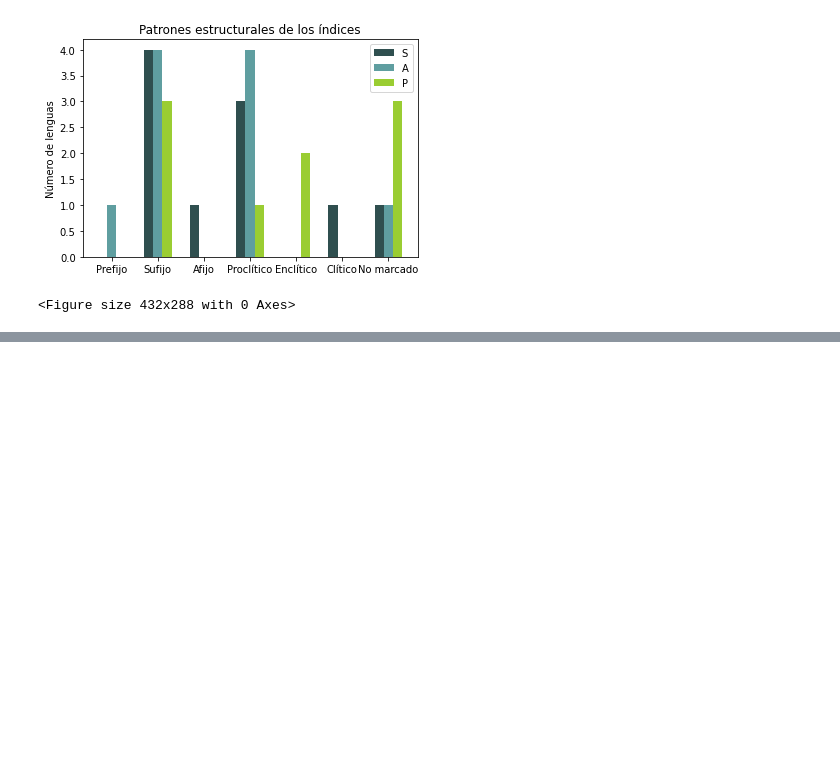
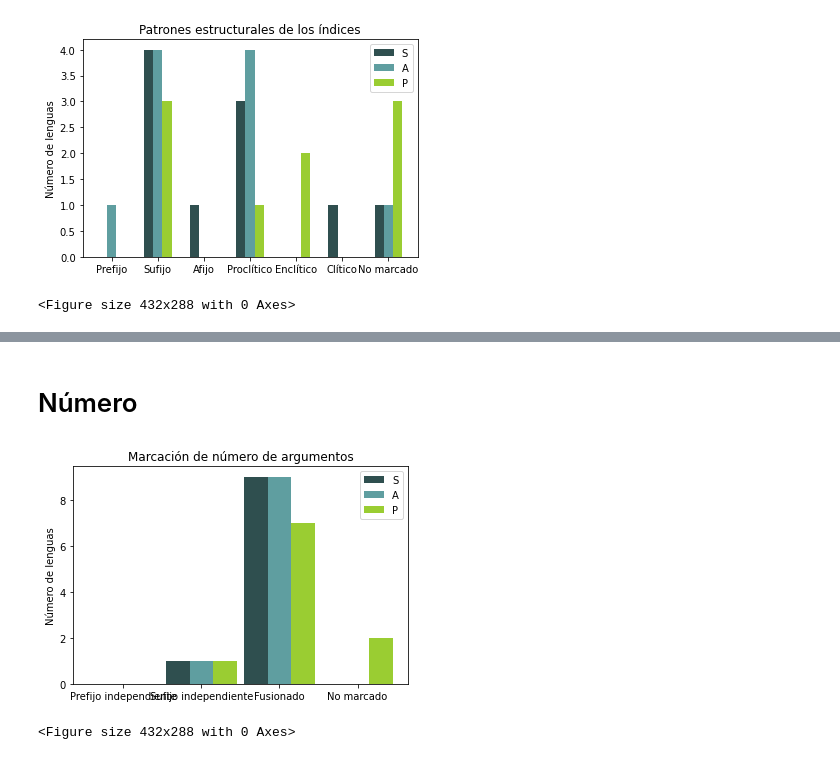
Before and after one commit to MuffinLinwist/inamaz, a Jupyter notebook: graphs/graficos.ipynb, the cells around one changed output, grey strips where cells are left out. Drawn from its saved outputs; the diff is of its cells as text; code cells hidden in the pictures; blank space fills up the shorter version.

```diff
--- a/graphs/graficos.ipynb
+++ b/graphs/graficos.ipynb
@@ -35,0 +92,30 @@ fig1.savefig('estructura.png', dpi=100)
+# %% [markdown]
+# Número
+# %%
+x=0.2
+x = ["Prefijo independiente", "Sufijo independiente", "Fusionado", "No marcado"]
+S = [0, 1, 9, 0]
+A = [0, 1, 9, 0]
+P = [0, 1, 7, 2]
+
+bar1 = np.arange(len(x))
+bar2 = [i+w for i in bar1]
+bar3 = [i+w for i in bar2]
+
+plt.bar(bar1, S, w, color = 'darkslategray', label='S')
+plt.bar(bar2, A, w, color = 'cadetblue', label='A')
+plt.bar(bar3, P, w, color = 'yellowgreen', label='P')
+
+plt.ylabel("Número de lenguas")
+plt.title("Marcación de número de argumentos")
+plt.xticks(bar1+w, x)
+plt.legend()
+
+
+fig1 = plt.gcf()
+plt.show()
+plt.draw()
+fig1.savefig('numero.png', dpi=100)
+# %% [output]
+[figure, added]
+<Figure size 432x288 with 0 Axes>
```
Also changed, not shown: parts of 6 cells of this notebook, 3 other files.
